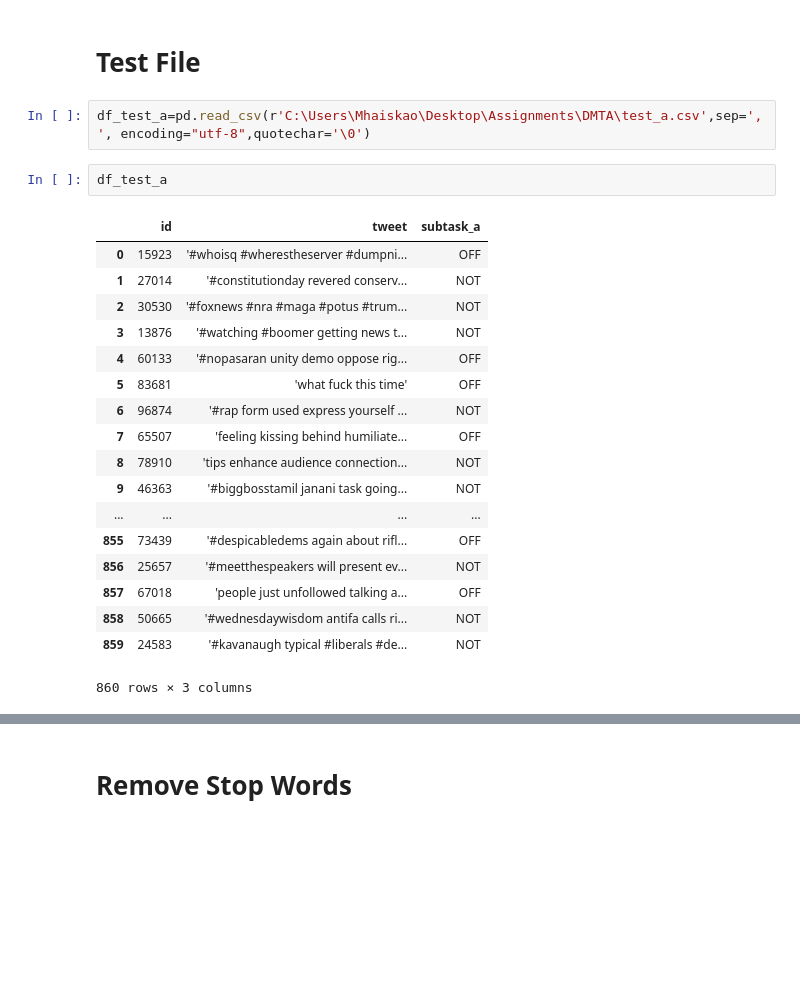
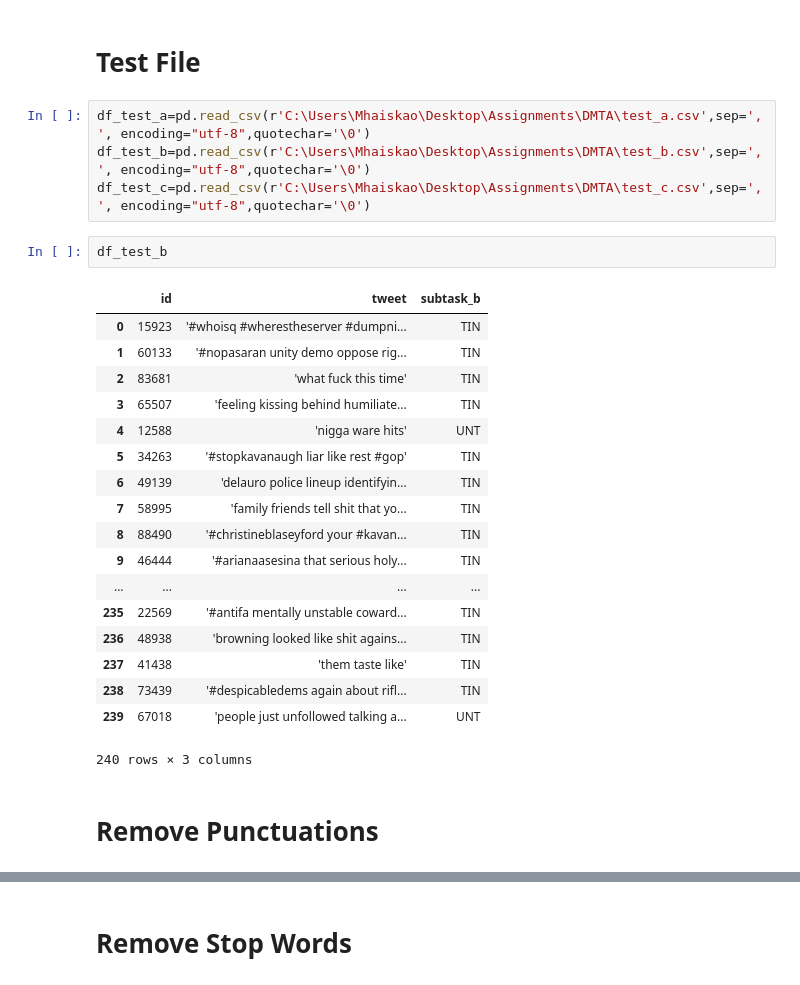
Before and after one commit to mhaiskarshridhar/OffensEval-2019, a Jupyter notebook: SemEvaluation.ipynb, the cells around one changed output, grey strips where cells are left out. Saved outputs shown, nothing was run; the diff lists cells and outputs as text; blank space fills up the shorter version.

Commit message:
Processed Tweet's for Subtask B and C

```diff
--- a/SemEvaluation.ipynb
+++ b/SemEvaluation.ipynb
@@ -775,26 +774,30 @@ Plot_Wordcloud(df_subtask_c,'tidy_tweet','subtask_c','IND')
 # Test File
 # %%
 df_test_a=pd.read_csv(r'C:\Users\Mhaiskao\Desktop\Assignments\DMTA\test_a.csv',sep=',', encoding="utf-8",quotechar='\0')
+df_test_b=pd.read_csv(r'C:\Users\Mhaiskao\Desktop\Assignments\DMTA\test_b.csv',sep=',', encoding="utf-8",quotechar='\0')
+df_test_c=pd.read_csv(r'C:\Users\Mhaiskao\Desktop\Assignments\DMTA\test_c.csv',sep=',', encoding="utf-8",quotechar='\0')
-# %%
-df_test_a
-# %% [output]
-|  | id | tweet | subtask_a |
-| 0 | 15923 | '#whoisq #wherestheserver #dumpni... | OFF |
-| 1 | 27014 | '#constitutionday revered conserv... | NOT |
-| 2 | 30530 | '#foxnews #nra #maga #potus #trum... | NOT |
-| 3 | 13876 | '#watching #boomer getting news t... | NOT |
-| 4 | 60133 | '#nopasaran unity demo oppose rig... | OFF |
-| 5 | 83681 | 'what fuck this time' | OFF |
-| 6 | 96874 | '#rap form used express yourself ... | NOT |
-| 7 | 65507 | 'feeling kissing behind humiliate... | OFF |
-| 8 | 78910 | 'tips enhance audience connection... | NOT |
-| 9 | 46363 | '#biggbosstamil janani task going... | NOT |
-| ... | ... | ... | ... |
-| 855 | 73439 | '#despicabledems again about rifl... | OFF |
-| 856 | 25657 | '#meetthespeakers will present ev... | NOT |
-| 857 | 67018 | 'people just unfollowed talking a... | OFF |
-| 858 | 50665 | '#wednesdaywisdom antifa calls ri... | NOT |
-| 859 | 24583 | '#kavanaugh typical #liberals #de... | NOT |
-860 rows × 3 columns
+# %%
+df_test_b
+# %% [output]
+|  | id | tweet | subtask_b |
+| 0 | 15923 | '#whoisq #wherestheserver #dumpni... | TIN |
+| 1 | 60133 | '#nopasaran unity demo oppose rig... | TIN |
+| 2 | 83681 | 'what fuck this time' | TIN |
+| 3 | 65507 | 'feeling kissing behind humiliate... | TIN |
+| 4 | 12588 | 'nigga ware hits' | UNT |
+| 5 | 34263 | '#stopkavanaugh liar like rest #gop' | TIN |
+| 6 | 49139 | 'delauro police lineup identifyin... | TIN |
+| 7 | 58995 | 'family friends tell shit that yo... | TIN |
+| 8 | 88490 | '#christineblaseyford your #kavan... | TIN |
+| 9 | 46444 | '#arianaasesina that serious holy... | TIN |
+| ... | ... | ... | ... |
+| 235 | 22569 | '#antifa mentally unstable coward... | TIN |
+| 236 | 48938 | 'browning looked like shit agains... | TIN |
+| 237 | 41438 | 'them taste like' | TIN |
+| 238 | 73439 | '#despicabledems again about rifl... | TIN |
+| 239 | 67018 | 'people just unfollowed talking a... | UNT |
+240 rows × 3 columns
+# %% [markdown]
+# Remove Punctuations
 # %%
 df_test_a=preparation(df_test_a)
```
Also changed, not shown: parts of 8 cells of this notebook.
